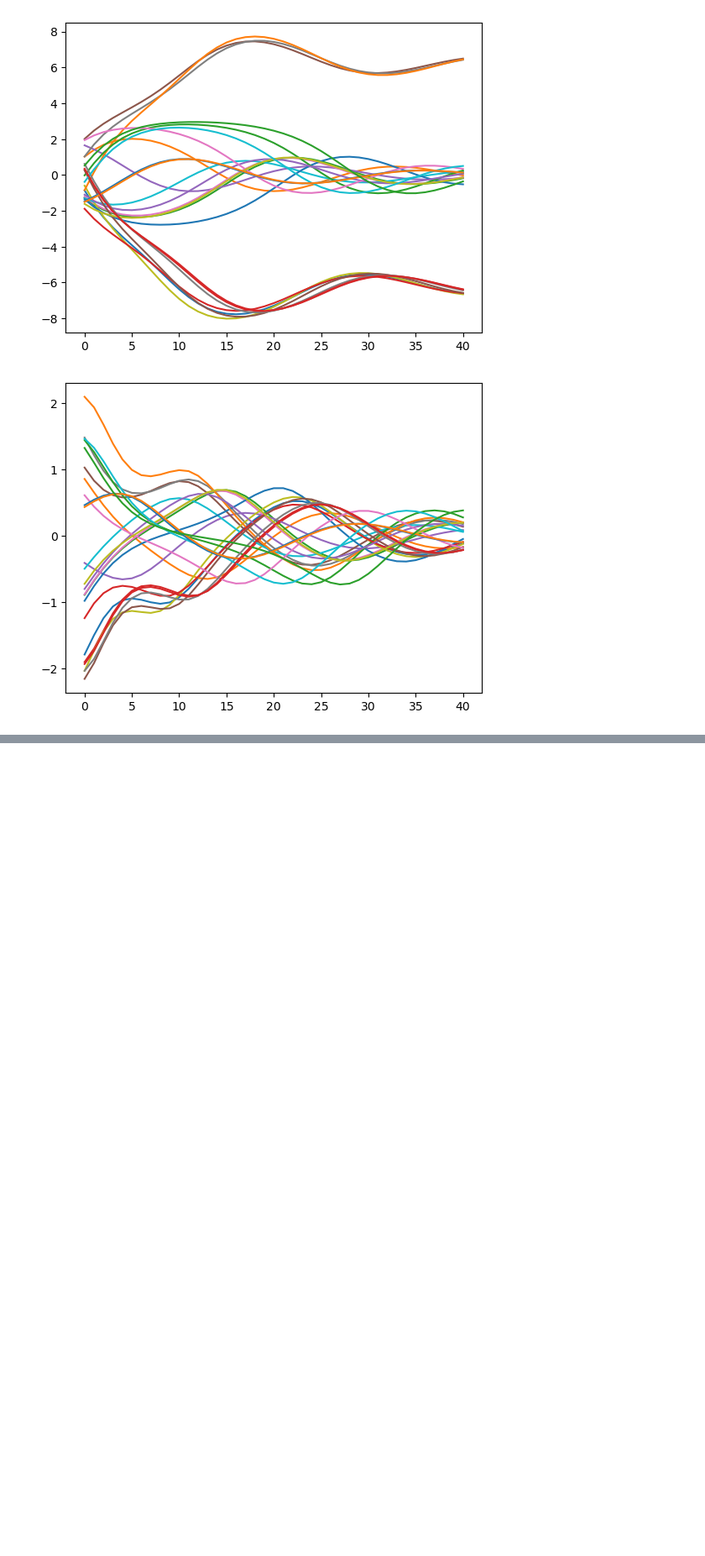
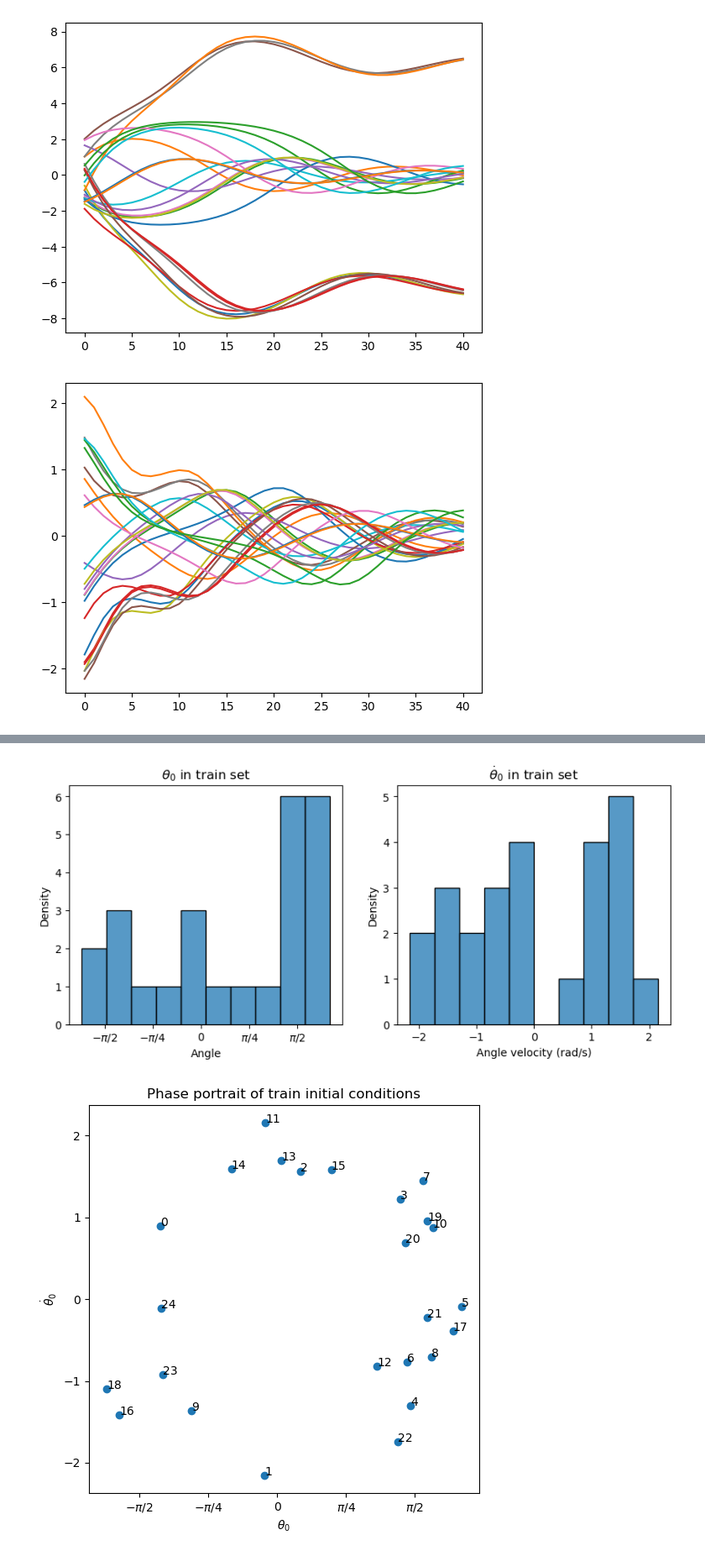
Before and after one commit to mayajanvier/jax-phynity, a Jupyter notebook: visualize_results.ipynb, the cells around one changed output, grey strips where cells are left out. Shown at 84% size. Drawn from its saved outputs; the diff is of its cells as text; code cells hidden in the pictures; blank space fills up the shorter version.

```diff
--- a/visualize_results.ipynb
+++ b/visualize_results.ipynb
@@ -477,0 +495,9 @@ for index in range(24):
+# %%
+# train data viz
+from datasets import *
+import os
+path = 'data/sanity_checks2'
+dataset_name = 'pendulum'
+train, _,_ = init_dataloaders("pendulum", 'RK4', os.path.join(path, dataset_name))
+
+train.dataset
@@ -477,0 +506,3 @@ for index in range(24):
+# %%
+for i, train_data in enumerate(train):
+    print(train_data["states"].shape)
@@ -477,0 +511,4 @@ for index in range(24):
+# %%
+y0 = train_data["states"][:,:,0]
+y0 = pd.DataFrame(y0, columns=["q0", "p0"])
+y0
@@ -477,0 +533,5 @@ for index in range(24):
+# %%
+viz_CI_regimes(y0, type="train")
+# %% [output]
+[figure, added]
+[figure, added]
```
Also changed, not shown: parts of 38 cells of this notebook.
